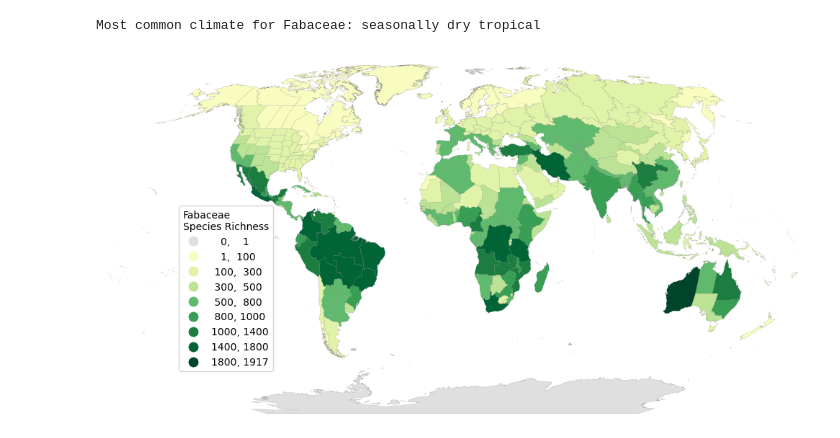
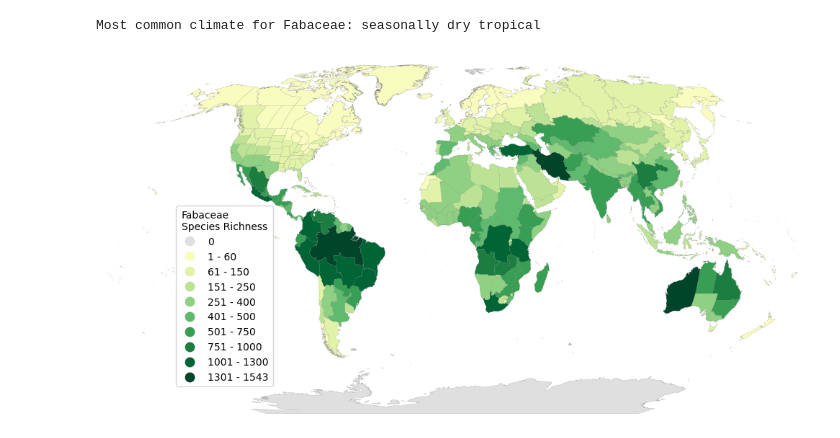
Before and after one commit to north-ross/PlantFamilyMapping, a Jupyter notebook: example_noteboook.ipynb, the cells around one changed output. Drawn from its saved outputs; the diff is of its cells as text; code cells hidden in the pictures.

Commit message:
added custom labels

```diff
--- a/example_noteboook.ipynb
+++ b/example_noteboook.ipynb
@@ -9,5 +9,5 @@ Most common climate for Ericaceae: subtropical
 # %%
-wcvpmaps.SRMapFromFamily("Fabaceae", custom_breaks=[0.6, 100, 300, 500, 800, 1000, 1400, 1800, 1917])
+wcvpmaps.SRMapFromFamily("Fabaceae", custom_breaks=[0.6, 60, 150, 250, 400, 500, 750, 1000, 1300, 1543])
 # %% [output]
 Most common climate for Fabaceae: seasonally dry tropical
-[figure, old version]
+[figure, new version]
```
Also changed, not shown: parts of 2 cells of this notebook, 2 other files.
